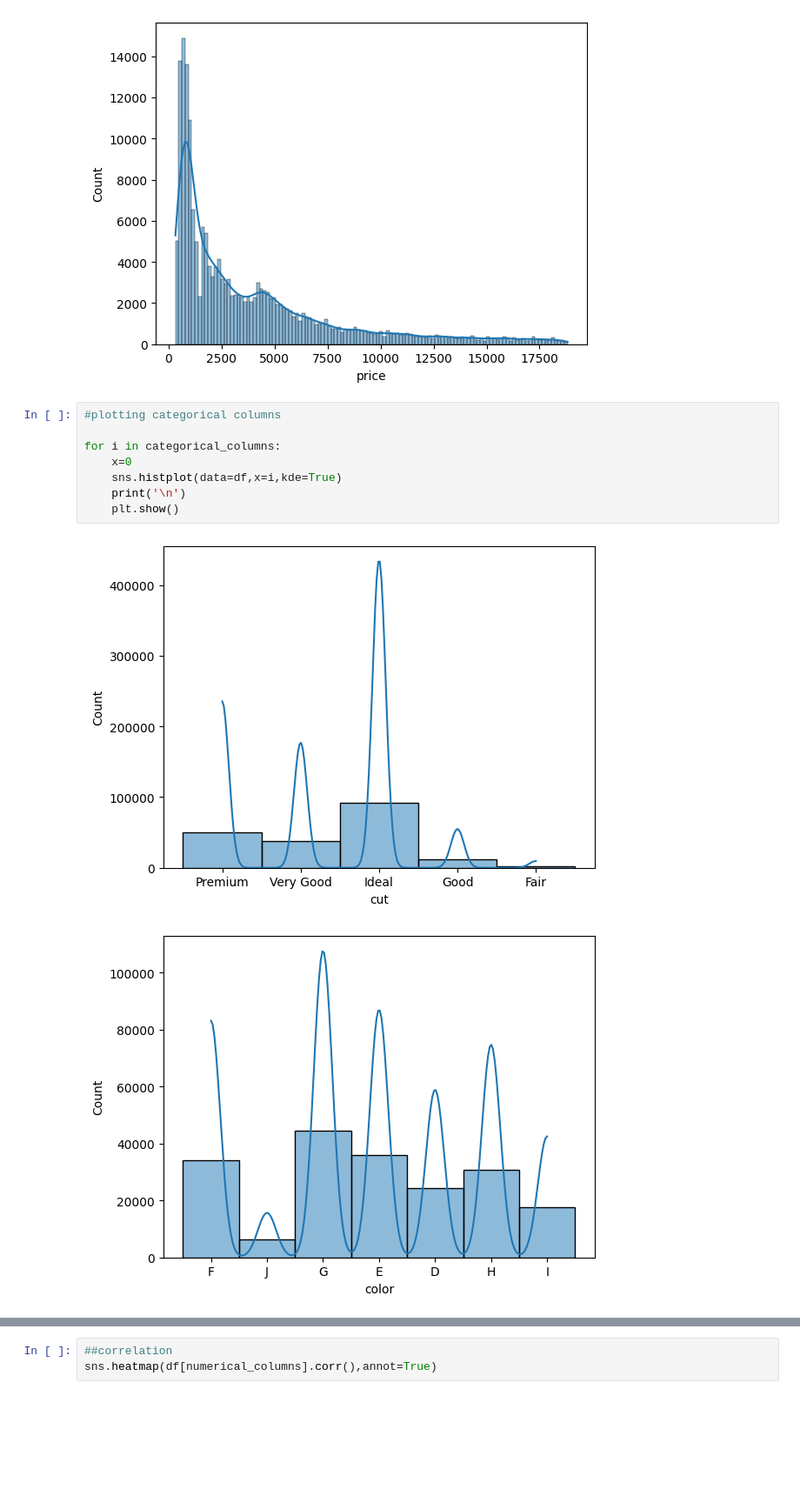
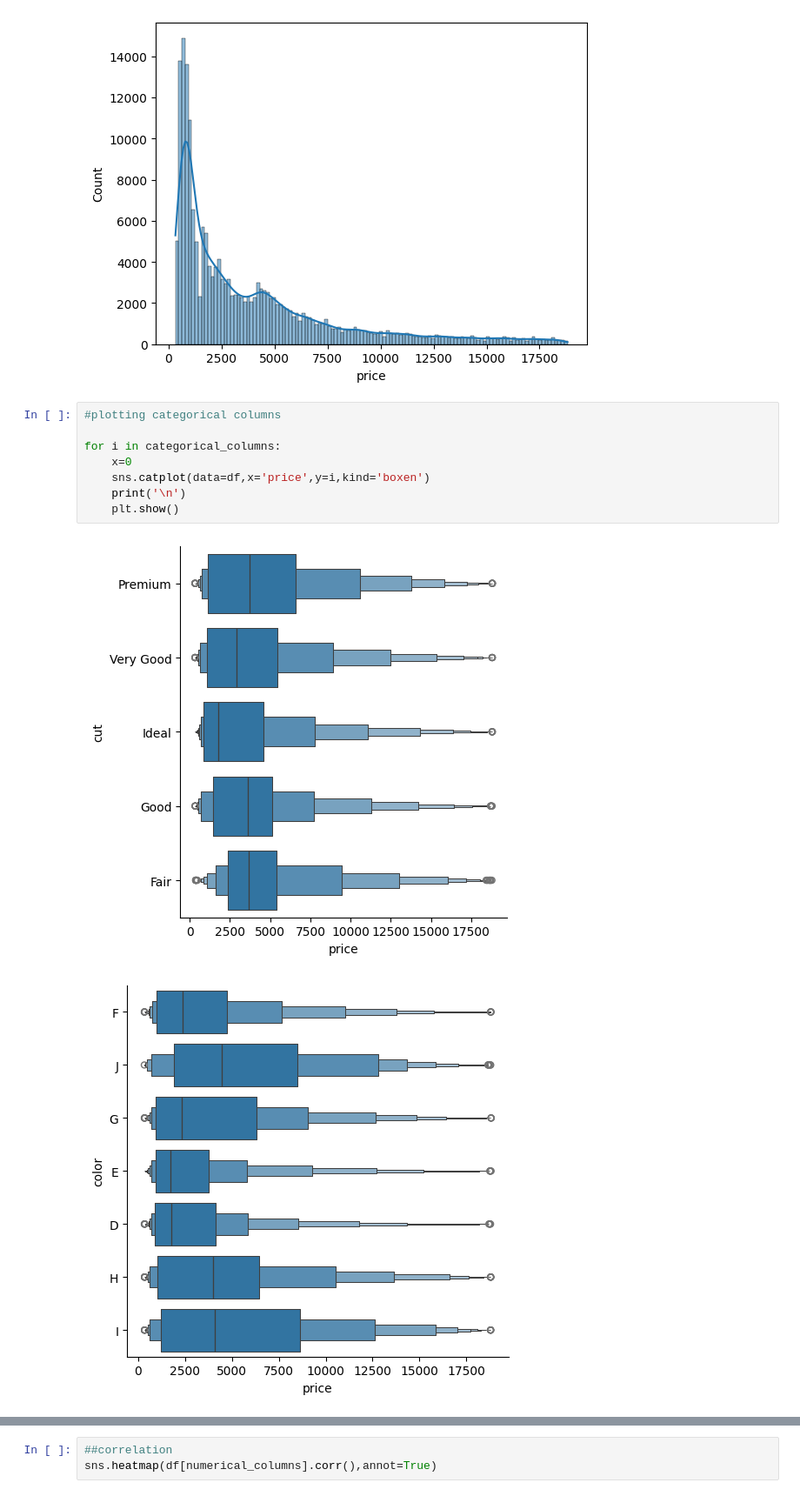
Before and after one commit to Shreyash-jiwane09/DiamondPricePrediction, a Jupyter notebook: notebooks/data/EDA.ipynb, the cells around one changed output, grey strips where cells are left out. Shown at 87% size. Saved outputs shown, nothing was run; the diff lists cells and outputs as text; blank space fills up the shorter version.

Commit message:
Data Ingestion

```diff
--- a/notebooks/data/EDA.ipynb
+++ b/notebooks/data/EDA.ipynb
@@ -185,11 +185,11 @@ for i in numerical_columns:
 # %%
 #plotting categorical columns
 
 for i in categorical_columns:
     x=0
-    sns.histplot(data=df,x=i,kde=True)
+    sns.catplot(data=df,x='price',y=i,kind='boxen')
     print('\n')
     plt.show()
 # %% [output]
-[figure, old version]
+[figure, new version]
-[figure, old version]
+[figure, new version]
```
Also changed, not shown: parts of 1 cell of this notebook, 5 other files.
